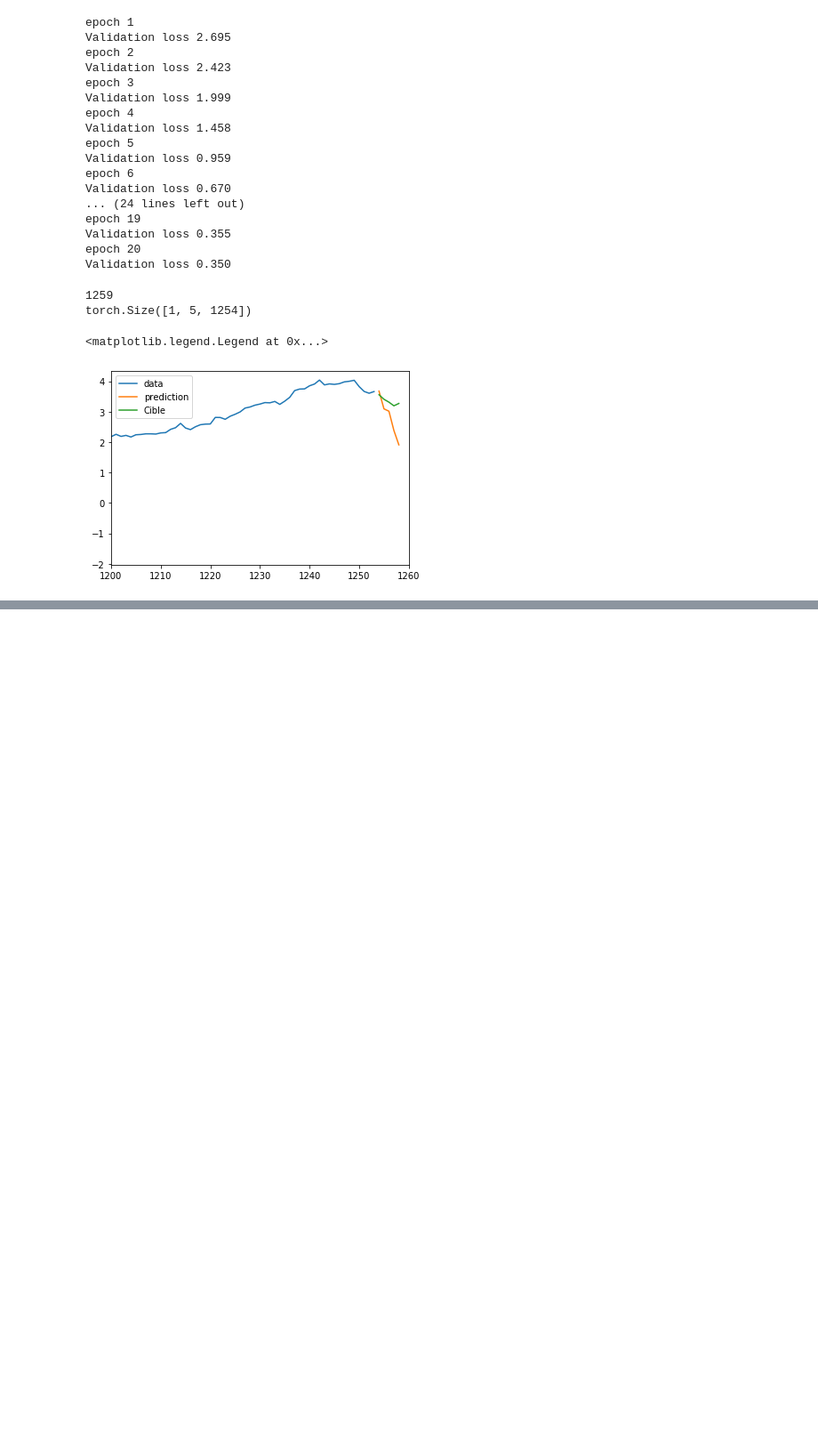
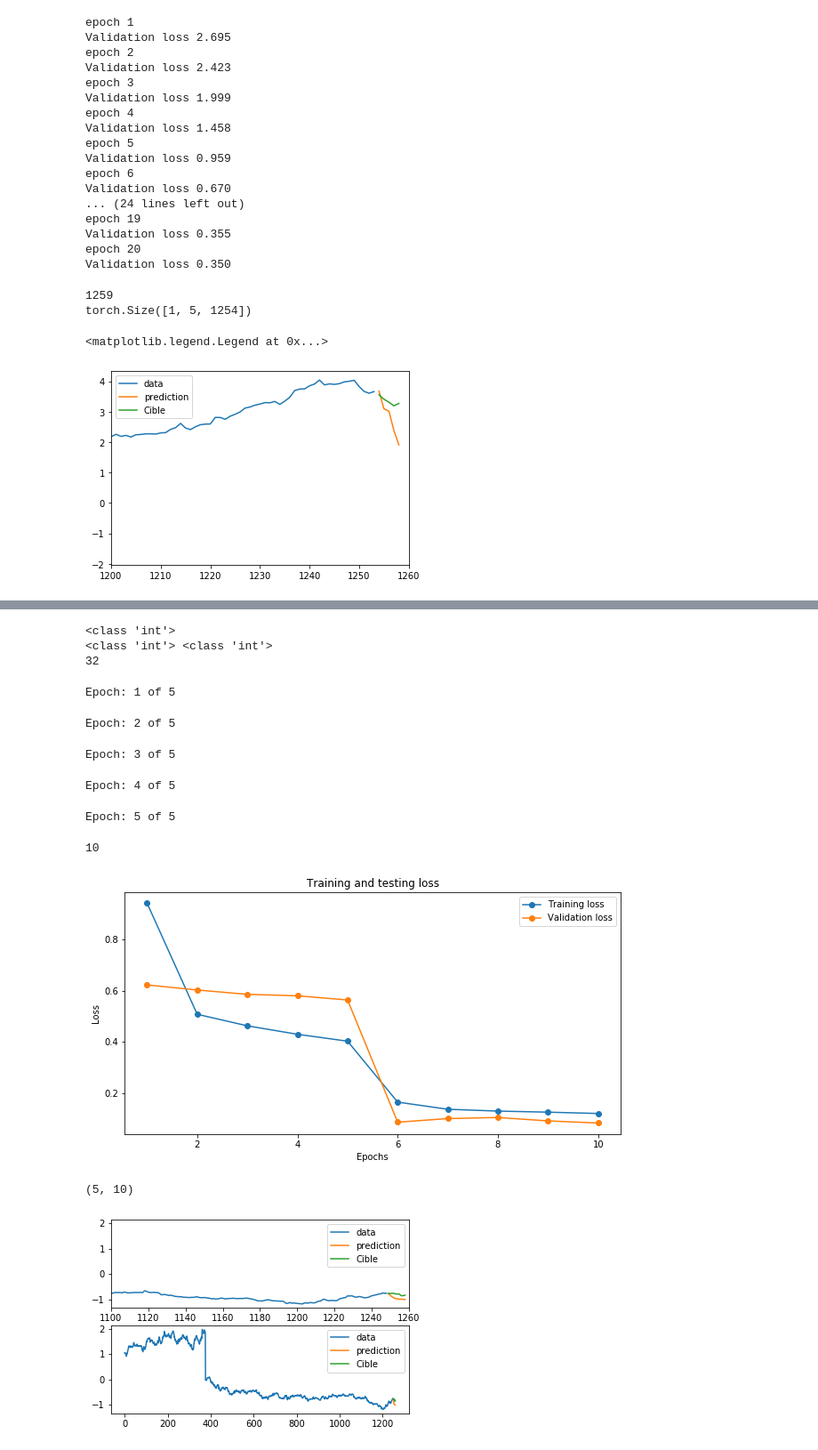
Before and after one commit to mdurandgasselin/IFT-725-TimeSeries, a Jupyter notebook: test_seriesNet.ipynb, the cells around one changed output, grey strips where cells are left out. Shown at 89% size. Cells and saved outputs as stored; diff of their text form; code cells hidden in the pictures; blank space fills up the shorter version.

```diff
--- a/test_seriesNet.ipynb
+++ b/test_seriesNet.ipynb
@@ -385,0 +676,18 @@ torch.Size([1, 5, 1254])
+# %%
+index = random.randint(0,399)
+manager.train(5,index, pts_2pred=10)
+manager.plot_metrics()
+manager.plot_prediction(index, 1, pts_2pred = 10)
+# %% [output]
+<class 'int'>
+<class 'int'> <class 'int'>
+32
+Epoch: 1 of 5
+Epoch: 2 of 5
+Epoch: 3 of 5
+Epoch: 4 of 5
+Epoch: 5 of 5
+10
+[figure, added]
+(5, 10)
+[figure, added]
```
Also changed, not shown: parts of 14 cells of this notebook, 3 other files.
